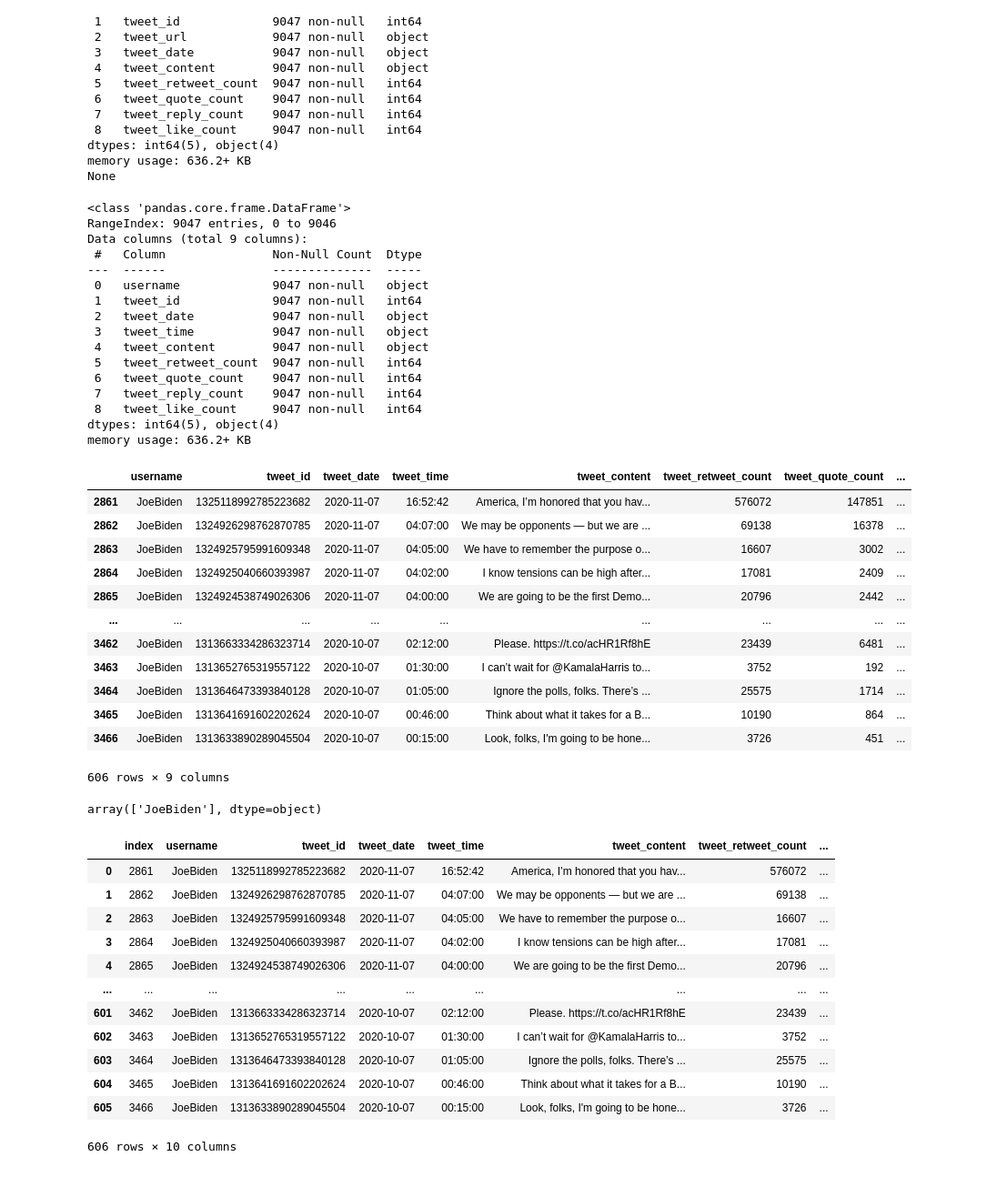
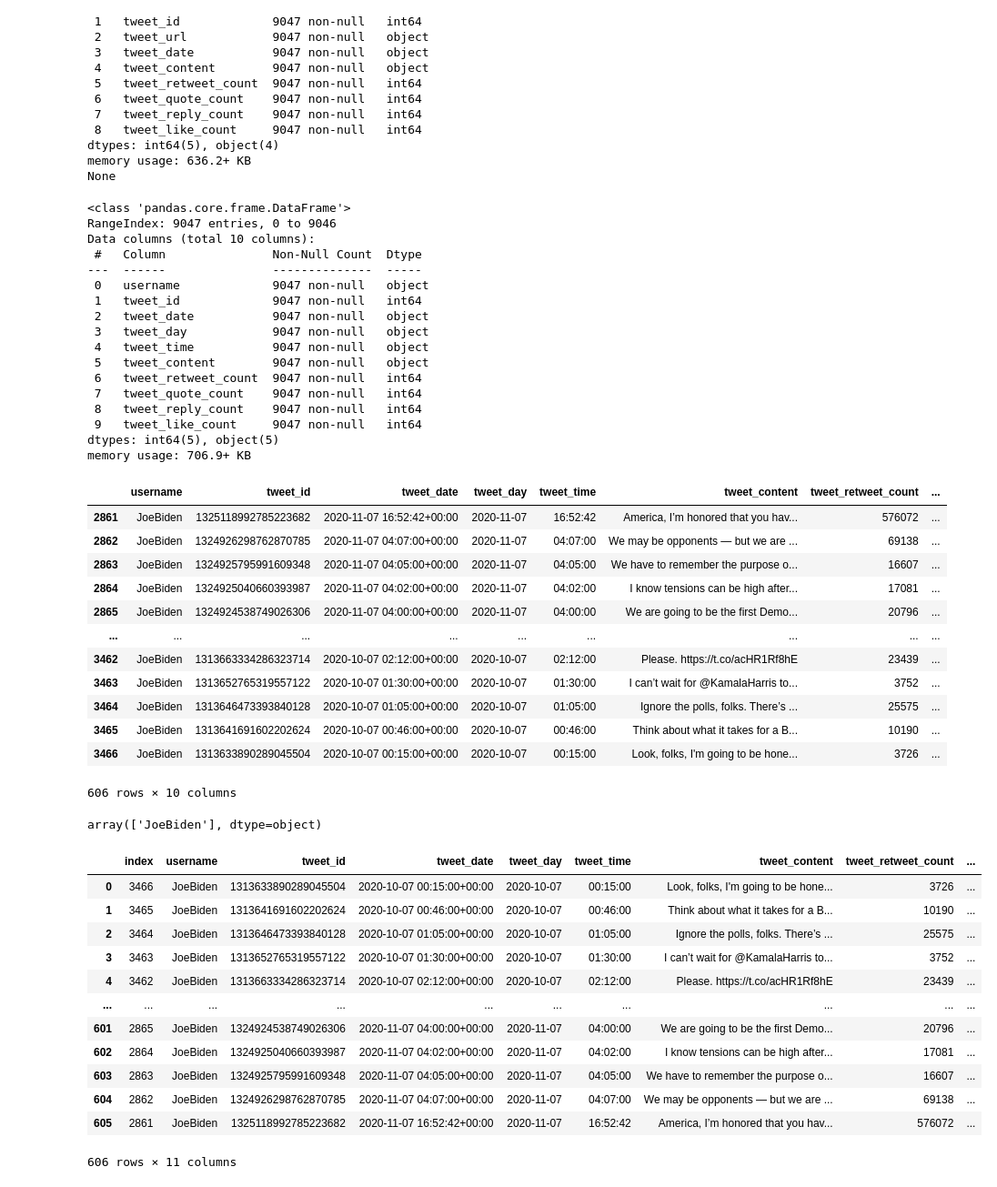
Before and after one commit to adityapalve/election-bets, a Jupyter notebook: election-bets.ipynb, the cells around one changed output. Shown at 91% size. Saved outputs shown, nothing was run; the diff lists cells and outputs as text; code cells hidden in the pictures.

```diff
--- a/election-bets.ipynb
+++ b/election-bets.ipynb
@@ -181,46 +183,48 @@ memory usage: 636.2+ KB
 None
 # %%
 #splitting the datetime column to so it splits into two columns- Date and Time (create new column after date for time, and replace old datetime column with just date)
+
 biden.insert(4, 'tweet_time', pd.to_datetime(biden['tweet_date']).dt.time)
-biden['tweet_date'] = pd.to_datetime(biden['tweet_date']).dt.date
+biden.insert(4, 'tweet_day', pd.to_datetime(biden['tweet_date']).dt.date)
 #drop the tweet_url
 biden = biden.drop(columns=['tweet_url'])
 biden.info()
 # %% [output]
 <class 'pandas.core.frame.DataFrame'>
 RangeIndex: 9047 entries, 0 to 9046
-Data columns (total 9 columns):
+Data columns (total 10 columns):
  #   Column               Non-Null Count  Dtype
 ---  ------               --------------  -----
  0   username             9047 non-null   object
  1   tweet_id             9047 non-null   int64
  2   tweet_date           9047 non-null   object
- 3   tweet_time           9047 non-null   object
- 4   tweet_content        9047 non-null   object
- 5   tweet_retweet_count  9047 non-null   int64
- 6   tweet_quote_count    9047 non-null   int64
- 7   tweet_reply_count    9047 non-null   int64
- 8   tweet_like_count     9047 non-null   int64
-dtypes: int64(5), object(4)
-memory usage: 636.2+ KB
+ 3   tweet_day            9047 non-null   object
+ 4   tweet_time           9047 non-null   object
+ 5   tweet_content        9047 non-null   object
+ 6   tweet_retweet_count  9047 non-null   int64
+ 7   tweet_quote_count    9047 non-null   int64
+ 8   tweet_reply_count    9047 non-null   int64
+ 9   tweet_like_count     9047 non-null   int64
+dtypes: int64(5), object(5)
+memory usage: 706.9+ KB
 # %%
 #restricting date for Joe Biden's tweets to be between Oct 07 2020 and Nov 07 2020
-biden = biden[(biden['tweet_date']>=datetime.date(2020,10,7)) & (biden['tweet_date']<=datetime.date(2020,11,7))]
+biden = biden[(biden['tweet_day']>=datetime.date(2020,10,7)) & (biden['tweet_day']<=datetime.date(2020,11,7))]
 biden
 # %% [output]
-|  | username | tweet_id | tweet_date | tweet_time | tweet_content | tweet_retweet_count | tweet_quote_count | ... |
-| 2861 | JoeBiden | 1325118992785223682 | 2020-11-07 | 16:52:42 | America, I’m honored that you hav... | 576072 | 147851 | ... |
-| 2862 | JoeBiden | 1324926298762870785 | 2020-11-07 | 04:07:00 | We may be opponents — but we are ... | 69138 | 16378 | ... |
-| 2863 | JoeBiden | 1324925795991609348 | 2020-11-07 | 04:05:00 | We have to remember the purpose o... | 16607 | 3002 | ... |
-| 2864 | JoeBiden | 1324925040660393987 | 2020-11-07 | 04:02:00 | I know tensions can be high after... | 17081 | 2409 | ... |
-| 2865 | JoeBiden | 1324924538749026306 | 2020-11-07 | 04:00:00 | We are going to be the first Demo... | 20796 | 2442 | ... |
+|  | username | tweet_id | tweet_date | tweet_day | tweet_time | tweet_content | tweet_retweet_count | ... |
+| 2861 | JoeBiden | 1325118992785223682 | 2020-11-07 16:52:42+00:00 | 2020-11-07 | 16:52:42 | America, I’m honored that you hav... | 576072 | ... |
+| 2862 | JoeBiden | 1324926298762870785 | 2020-11-07 04:07:00+00:00 | 2020-11-07 | 04:07:00 | We may be opponents — but we are ... | 69138 | ... |
+| 2863 | JoeBiden | 1324925795991609348 | 2020-11-07 04:05:00+00:00 | 2020-11-07 | 04:05:00 | We have to remember the purpose o... | 16607 | ... |
+| 2864 | JoeBiden | 1324925040660393987 | 2020-11-07 04:02:00+00:00 | 2020-11-07 | 04:02:00 | I know tensions can be high after... | 17081 | ... |
+| 2865 | JoeBiden | 1324924538749026306 | 2020-11-07 04:00:00+00:00 | 2020-11-07 | 04:00:00 | We are going to be the first Demo... | 20796 | ... |
 | ... | ... | ... | ... | ... | ... | ... | ... | ... |
-| 3462 | JoeBiden | 1313663334286323714 | 2020-10-07 | 02:12:00 | Please. https://t.co/acHR1Rf8hE | 23439 | 6481 | ... |
-| 3463 | JoeBiden | 1313652765319557122 | 2020-10-07 | 01:30:00 | I can’t wait for @KamalaHarris to... | 3752 | 192 | ... |
-| 3464 | JoeBiden | 1313646473393840128 | 2020-10-07 | 01:05:00 | Ignore the polls, folks. There’s ... | 25575 | 1714 | ... |
-| 3465 | JoeBiden | 1313641691602202624 | 2020-10-07 | 00:46:00 | Think about what it takes for a B... | 10190 | 864 | ... |
-| 3466 | JoeBiden | 1313633890289045504 | 2020-10-07 | 00:15:00 | Look, folks, I'm going to be hone... | 3726 | 451 | ... |
+| 3462 | JoeBiden | 1313663334286323714 | 2020-10-07 02:12:00+00:00 | 2020-10-07 | 02:12:00 | Please. https://t.co/acHR1Rf8hE | 23439 | ... |
+| 3463 | JoeBiden | 1313652765319557122 | 2020-10-07 01:30:00+00:00 | 2020-10-07 | 01:30:00 | I can’t wait for @KamalaHarris to... | 3752 | ... |
+| 3464 | JoeBiden | 1313646473393840128 | 2020-10-07 01:05:00+00:00 | 2020-10-07 | 01:05:00 | Ignore the polls, folks. There’s ... | 25575 | ... |
+| 3465 | JoeBiden | 1313641691602202624 | 2020-10-07 00:46:00+00:00 | 2020-10-07 | 00:46:00 | Think about what it takes for a B... | 10190 | ... |
+| 3466 | JoeBiden | 1313633890289045504 | 2020-10-07 00:15:00+00:00 | 2020-10-07 | 00:15:00 | Look, folks, I'm going to be hone... | 3726 | ... |
-606 rows × 9 columns
+606 rows × 10 columns
 # %%
 #check that the tweets came from the same account- Joe Biden
 biden["username"].unique()
@@ -228,18 +232,19 @@ biden["username"].unique()
 array(['JoeBiden'], dtype=object)
 # %%
 #We now reindex the biden data set to start from 0
+biden = biden.sort_values(by=['tweet_date'], ascending=True)
 biden.reset_index()
 # %% [output]
-|  | index | username | tweet_id | tweet_date | tweet_time | tweet_content | tweet_retweet_count | ... |
-| 0 | 2861 | JoeBiden | 1325118992785223682 | 2020-11-07 | 16:52:42 | America, I’m honored that you hav... | 576072 | ... |
-| 1 | 2862 | JoeBiden | 1324926298762870785 | 2020-11-07 | 04:07:00 | We may be opponents — but we are ... | 69138 | ... |
-| 2 | 2863 | JoeBiden | 1324925795991609348 | 2020-11-07 | 04:05:00 | We have to remember the purpose o... | 16607 | ... |
-| 3 | 2864 | JoeBiden | 1324925040660393987 | 2020-11-07 | 04:02:00 | I know tensions can be high after... | 17081 | ... |
-| 4 | 2865 | JoeBiden | 1324924538749026306 | 2020-11-07 | 04:00:00 | We are going to be the first Demo... | 20796 | ... |
-| ... | ... | ... | ... | ... | ... | ... | ... | ... |
-| 601 | 3462 | JoeBiden | 1313663334286323714 | 2020-10-07 | 02:12:00 | Please. https://t.co/acHR1Rf8hE | 23439 | ... |
-| 602 | 3463 | JoeBiden | 1313652765319557122 | 2020-10-07 | 01:30:00 | I can’t wait for @KamalaHarris to... | 3752 | ... |
-| 603 | 3464 | JoeBiden | 1313646473393840128 | 2020-10-07 | 01:05:00 | Ignore the polls, folks. There’s ... | 25575 | ... |
-| 604 | 3465 | JoeBiden | 1313641691602202624 | 2020-10-07 | 00:46:00 | Think about what it takes for a B... | 10190 | ... |
-| 605 | 3466 | JoeBiden | 1313633890289045504 | 2020-10-07 | 00:15:00 | Look, folks, I'm going to be hone... | 3726 | ... |
+|  | index | username | tweet_id | tweet_date | tweet_day | tweet_time | tweet_content | tweet_retweet_count | ... |
+| 0 | 3466 | JoeBiden | 1313633890289045504 | 2020-10-07 00:15:00+00:00 | 2020-10-07 | 00:15:00 | Look, folks, I'm going to be hone... | 3726 | ... |
+| 1 | 3465 | JoeBiden | 1313641691602202624 | 2020-10-07 00:46:00+00:00 | 2020-10-07 | 00:46:00 | Think about what it takes for a B... | 10190 | ... |
+| 2 | 3464 | JoeBiden | 1313646473393840128 | 2020-10-07 01:05:00+00:00 | 2020-10-07 | 01:05:00 | Ignore the polls, folks. There’s ... | 25575 | ... |
+| 3 | 3463 | JoeBiden | 1313652765319557122 | 2020-10-07 01:30:00+00:00 | 2020-10-07 | 01:30:00 | I can’t wait for @KamalaHarris to... | 3752 | ... |
+| 4 | 3462 | JoeBiden | 1313663334286323714 | 2020-10-07 02:12:00+00:00 | 2020-10-07 | 02:12:00 | Please. https://t.co/acHR1Rf8hE | 23439 | ... |
+| ... | ... | ... | ... | ... | ... | ... | ... | ... | ... |
+| 601 | 2865 | JoeBiden | 1324924538749026306 | 2020-11-07 04:00:00+00:00 | 2020-11-07 | 04:00:00 | We are going to be the first Demo... | 20796 | ... |
+| 602 | 2864 | JoeBiden | 1324925040660393987 | 2020-11-07 04:02:00+00:00 | 2020-11-07 | 04:02:00 | I know tensions can be high after... | 17081 | ... |
+| 603 | 2863 | JoeBiden | 1324925795991609348 | 2020-11-07 04:05:00+00:00 | 2020-11-07 | 04:05:00 | We have to remember the purpose o... | 16607 | ... |
+| 604 | 2862 | JoeBiden | 1324926298762870785 | 2020-11-07 04:07:00+00:00 | 2020-11-07 | 04:07:00 | We may be opponents — but we are ... | 69138 | ... |
+| 605 | 2861 | JoeBiden | 1325118992785223682 | 2020-11-07 16:52:42+00:00 | 2020-11-07 | 16:52:42 | America, I’m honored that you hav... | 576072 | ... |
-606 rows × 10 columns
+606 rows × 11 columns
```
Also changed, not shown: parts of 6 cells of this notebook.
